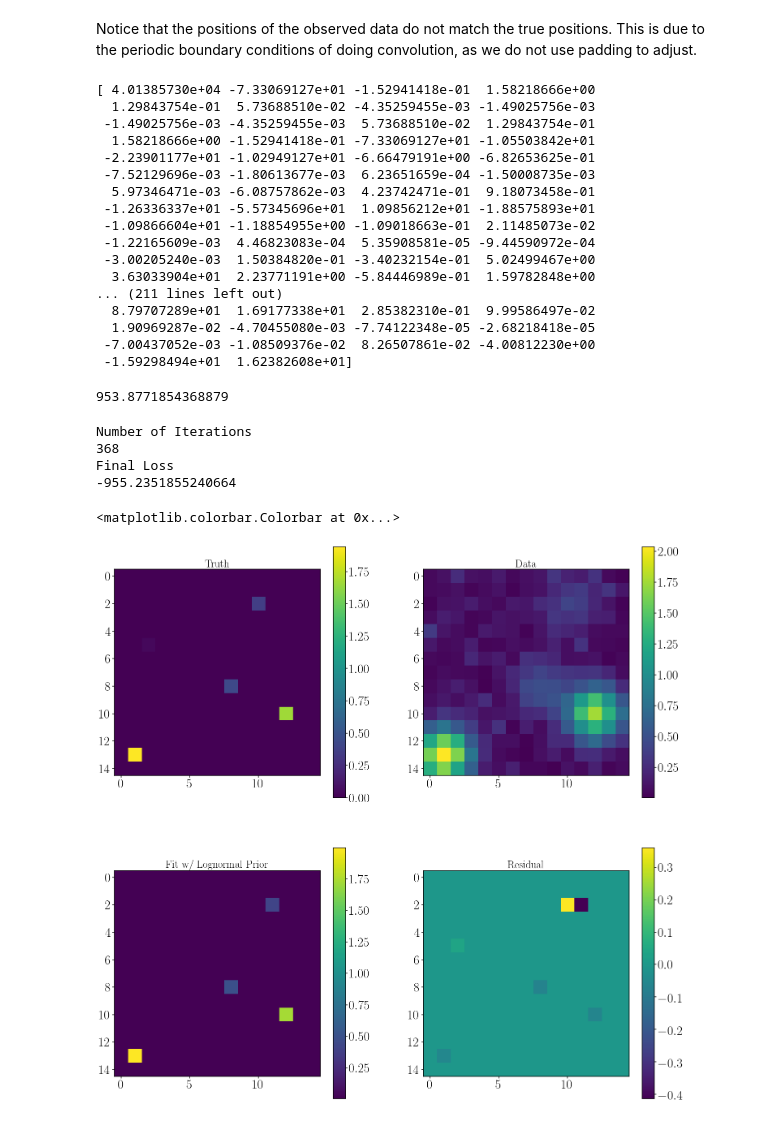
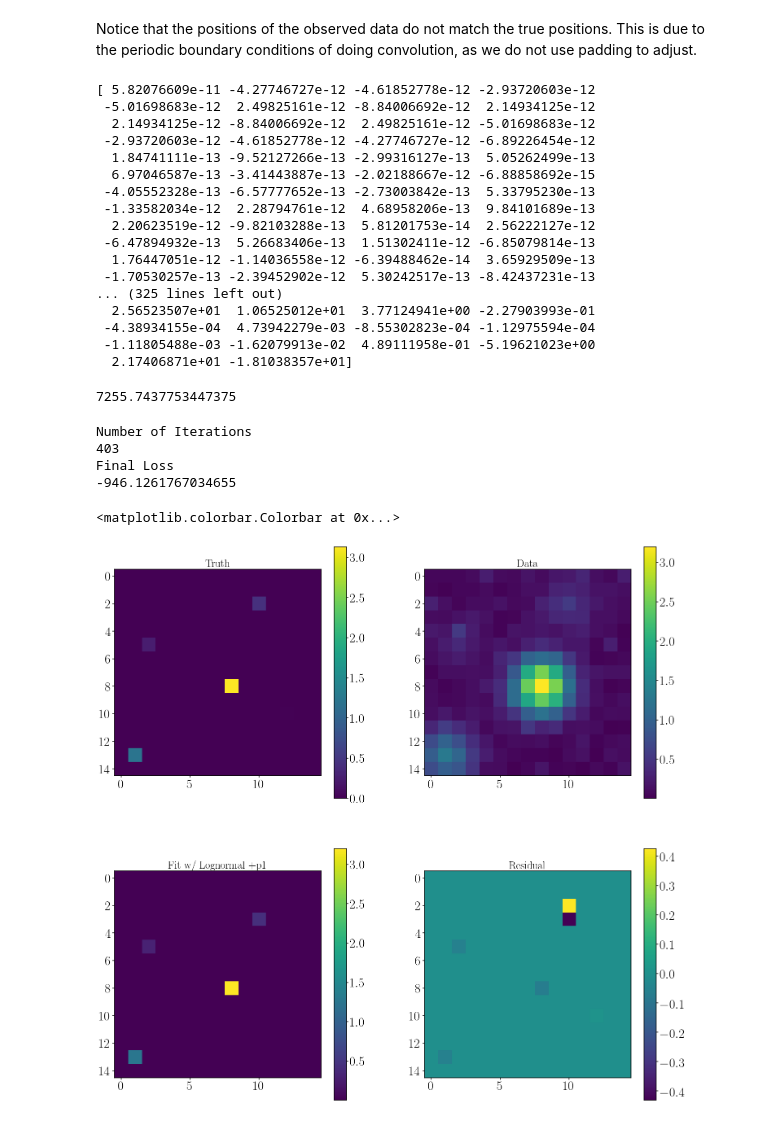
Before and after one commit to changhoonhahn/LocaHBay, a Jupyter notebook: sb/2d/logparam_lognorm.ipynb, the cells around one changed output. Drawn from its saved outputs; the diff is of its cells as text; code cells hidden in the pictures.

```diff
--- a/sb/2d/logparam_lognorm.ipynb
+++ b/sb/2d/logparam_lognorm.ipynb
@@ -39,7 +39,7 @@ n_grid = 15;
 pix_1d = np.linspace(0., 1., n_grid) # pixel gridding
 fdensity_true = float(Ndata)/float(n_grid**2); #number density of obj in 1d
 #epsilon = 1.355;
-epsilon = 1.36;
+epsilon = 4.1;
 
 #use very small psf and noise
 sig_psf = 0.1 # psf width
@@ -64,14 +64,20 @@ theta_grid = np.linspace(0., 1., n_grid) # gridding of theta (same as pixels)
 #create true values - assign to grid
 x_true = np.abs(np.random.rand(Ndata)) # location of sources
 y_true = np.abs(np.random.rand(Ndata));
-w_true = np.abs(np.random.rand(Ndata))*2 # with intensity betwen 1-2
-
+#w_true = np.abs(np.random.rand(Ndata))*2 # with intensity betwen 1-2
+#sample from power law
+w_lin = np.linspace(0.1,2,100);#range of intensities
+alpha_true = 2;
+w_norm = (w_lin[-1]**(alpha_true+1) - w_lin[0]**(alpha_true+1))/(alpha_true+1); #normalization from integrating
+w_func = np.power(w_lin,alpha_true)/w_norm; #pdf to sample intensities, also p1
+w_true = w_norm*np.random.choice(w_func,Ndata)
+print(w_true);
 #true grid needs to be set up with noise
 w_true_grid = np.zeros((n_grid,n_grid))
 for x,y, w in zip(x_true,y_true, w_true):
     w_true_grid[np.argmin(np.abs(theta_grid - x)),np.argmin(np.abs(theta_grid - y))] = w
 #now create the 'data' by convolving with psf and adding random noise
-#by convolution thrm we conolve by inverse tranforming the multiplication of the fft of the data and fft of the psf
+#by convolution thrm we convolve by inverse tranforming the multiplication of the fft of the data and fft of the psf
 noise_grid = np.absolute(sig_noise* np.random.randn(n_grid,n_grid));
-data = np.real(fft.ifft2(fft.fft2(w_true_grid)*psf_k)) + noise_grid;
-data_toshow = sg.convolve(w_true_grid,psf,mode='same') + noise_grid;
+data = np.real(fft.ifft2(fft.fft2(w_true_grid)*psf_k)) + noise_grid; #circular conv to work with
+data_toshow = sg.convolve(w_true_grid,psf,mode='same') + noise_grid; #linear conv variant for plotting
@@ -124,8 +132,8 @@ def loss_like(ws_k):
 def loss_prior(ws):
     #prior, assumes ws_k is in complex form and 2d
     #ws = np.real(fft.ifft2(ws_k)); #need ws to calc prior (maybe I'll figure out a way to only use ws_k later)
-    p1 = 1;
-    p2 = 1;
+    p1 = ws**alpha_true /w_norm;
+    p2 = 0;
     prior = lognorm(ws)*(1-fdensity_true-fdensity_true**2) + fdensity_true*p1 + p2*fdensity_true**2; #full prior
     lnprior = np.log(prior); #remember we work in logspace for this
     prior_loss = np.sum(lnprior);
@@ -183,7 +193,7 @@ def grad_loss(wsp_k):
 #now we optimize wrt ws_k, the fourier coefficients
 
 #create initial parameters
-tt0 = np.zeros((n_grid,n_grid)) + 3; #begin with high uniform mass in each pixel
+tt0 = np.zeros((n_grid,n_grid)) + 10; #begin with high uniform mass in each pixel
 tt0 = epsilon*np.log(np.exp(tt0/epsilon)-1);
 tt0_k = fft.fft2(tt0); #take fft
 t_ini = complex_to_real(tt0_k.flatten()) #flatten to 1d for scipy and embed in 2R
@@ -216,28 +226,29 @@ def hfunc(th):
 #test gradient
 aval = areal(t_ini);
 gval = grad_loss(t_ini);
-#print(aval-gval);
+print(aval-gval);
+print('gval');
 print(gval)
 print('aval');
 print(aval);
 # %% [output]
-[ 4.01385730e+04 -7.33069127e+01 -1.52941418e-01  1.58218666e+00
-  1.29843754e-01  5.73688510e-02 -4.35259455e-03 -1.49025756e-03
- -1.49025756e-03 -4.35259455e-03  5.73688510e-02  1.29843754e-01
-  1.58218666e+00 -1.52941418e-01 -7.33069127e+01 -1.05503842e+01
- -2.23901177e+01 -1.02949127e+01 -6.66479191e+00 -6.82653625e-01
- -7.52129696e-03 -1.80613677e-03  6.23651659e-04 -1.50008735e-03
-  5.97346471e-03 -6.08757862e-03  4.23742471e-01  9.18073458e-01
- -1.26336337e+01 -5.57345696e+01  1.09856212e+01 -1.88575893e+01
- -1.09866604e+01 -1.18854955e+00 -1.09018663e-01  2.11485073e-02
- -1.22165609e-03  4.46823083e-04  5.35908581e-05 -9.44590972e-04
- -3.00205240e-03  1.50384820e-01 -3.40232154e-01  5.02499467e+00
-  3.63033904e+01  2.23771191e+00 -5.84446989e-01  1.59782848e+00
-... (211 lines left out)
-  8.79707289e+01  1.69177338e+01  2.85382310e-01  9.99586497e-02
-  1.90969287e-02 -4.70455080e-03 -7.74122348e-05 -2.68218418e-05
- -7.00437052e-03 -1.08509376e-02  8.26507861e-02 -4.00812230e+00
- -1.59298494e+01  1.62382608e+01]
+[ 5.82076609e-11 -4.27746727e-12 -4.61852778e-12 -2.93720603e-12
+ -5.01698683e-12  2.49825161e-12 -8.84006692e-12  2.14934125e-12
+  2.14934125e-12 -8.84006692e-12  2.49825161e-12 -5.01698683e-12
+ -2.93720603e-12 -4.61852778e-12 -4.27746727e-12 -6.89226454e-12
+  1.84741111e-13 -9.52127266e-13 -2.99316127e-13  5.05262499e-13
+  6.97046587e-13 -3.41443887e-13 -2.02188667e-12 -6.88858692e-15
+ -4.05552328e-13 -6.57777652e-13 -2.73003842e-13  5.33795230e-13
+ -1.33582034e-12  2.28794761e-12  4.68958206e-13  9.84101689e-13
+  2.20623519e-12 -9.82103288e-13  5.81201753e-14  2.56222127e-12
+ -6.47894932e-13  5.26683406e-13  1.51302411e-12 -6.85079814e-13
+  1.76447051e-12 -1.14036558e-12 -6.39488462e-14  3.65929509e-13
+ -1.70530257e-13 -2.39452902e-12  5.30242517e-13 -8.42437231e-13
+... (325 lines left out)
+  2.56523507e+01  1.06525012e+01  3.77124941e+00 -2.27903993e-01
+ -4.38934155e-04  4.73942279e-03 -8.55302823e-04 -1.12975594e-04
+ -1.11805488e-03 -1.62079913e-02  4.89111958e-01 -5.19621023e+00
+  2.17406871e+01 -1.81038357e+01]
 # %%
 #test loss is working
 w_pert = w_true_grid + .000001;
@@ -247,7 +258,7 @@ wprime_k = complex_to_real(wprime_k.flatten()) #flatten to 1d for scipy and embe
 #print(wprime_k);
 print(loss_fn(wprime_k));
 # %% [output]
-953.8771854368879
+7255.7437753447375
 # %%
 
 #optimize using scipy and our analytic gradients
@@ -269,23 +280,23 @@ w_final[w_final == np.inf] = 0;
 #w_final[w_final < .]
 # %% [output]
 Number of Iterations
-368
+403
 Final Loss
--955.2351855240664
+-946.1261767034655
 # %%
 fig, ax = plt.subplots(2,2,figsize=(25,25));
 pl0 = ax[0][0].imshow(w_true_grid);
 ax[0][0].set_title('Truth')
 pl1 = ax[0][1].imshow(data_toshow);
 ax[0][1].set_title('Data')
 pl2 = ax[1][0].imshow(w_final);
-ax[1][0].set_title('Fit w/ Lognormal Prior')
+ax[1][0].set_title('Fit w/ Lognormal +p1')
 pl3 = ax[1][1].imshow(w_true_grid-w_final);
 ax[1][1].set_title('Residual');
 fig.colorbar(pl0, ax=ax[0][0])
 fig.colorbar(pl1, ax=ax[0][1])
 fig.colorbar(pl2, ax=ax[1][0])
 fig.colorbar(pl3, ax=ax[1][1])
 # %% [output]
 <matplotlib.colorbar.Colorbar at 0x...>
-[figure, old version]
+[figure, new version]
```
Also changed, not shown: parts of 3 cells of this notebook.
